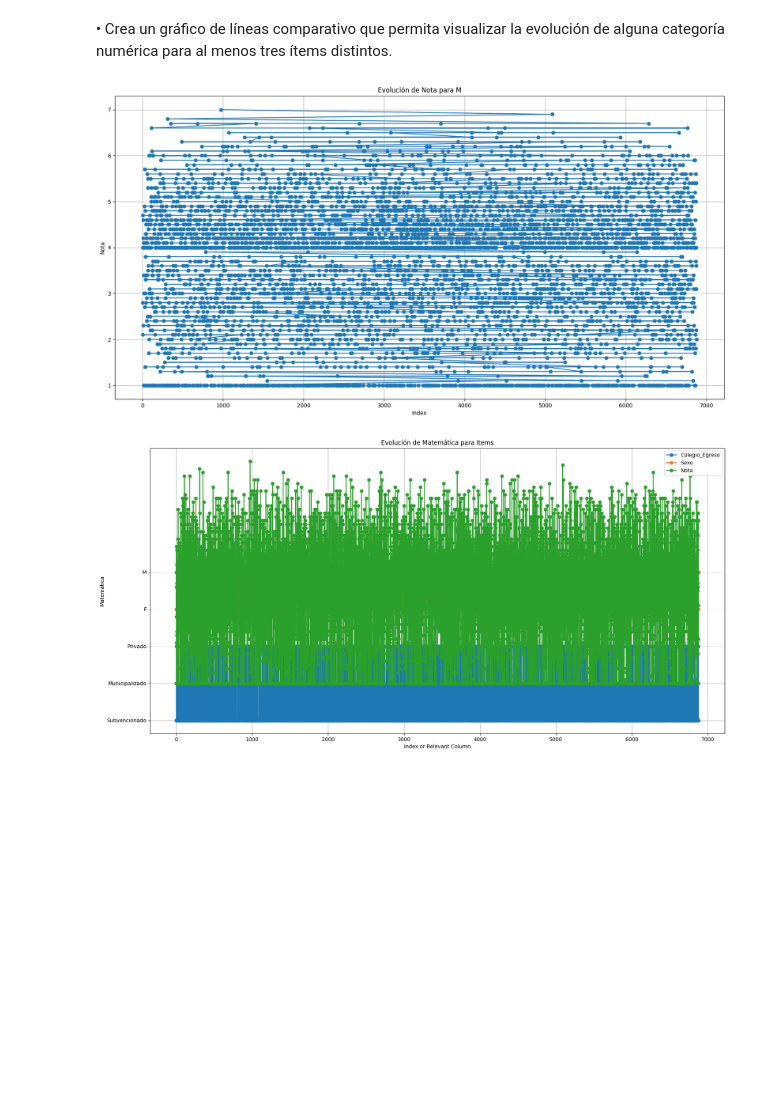
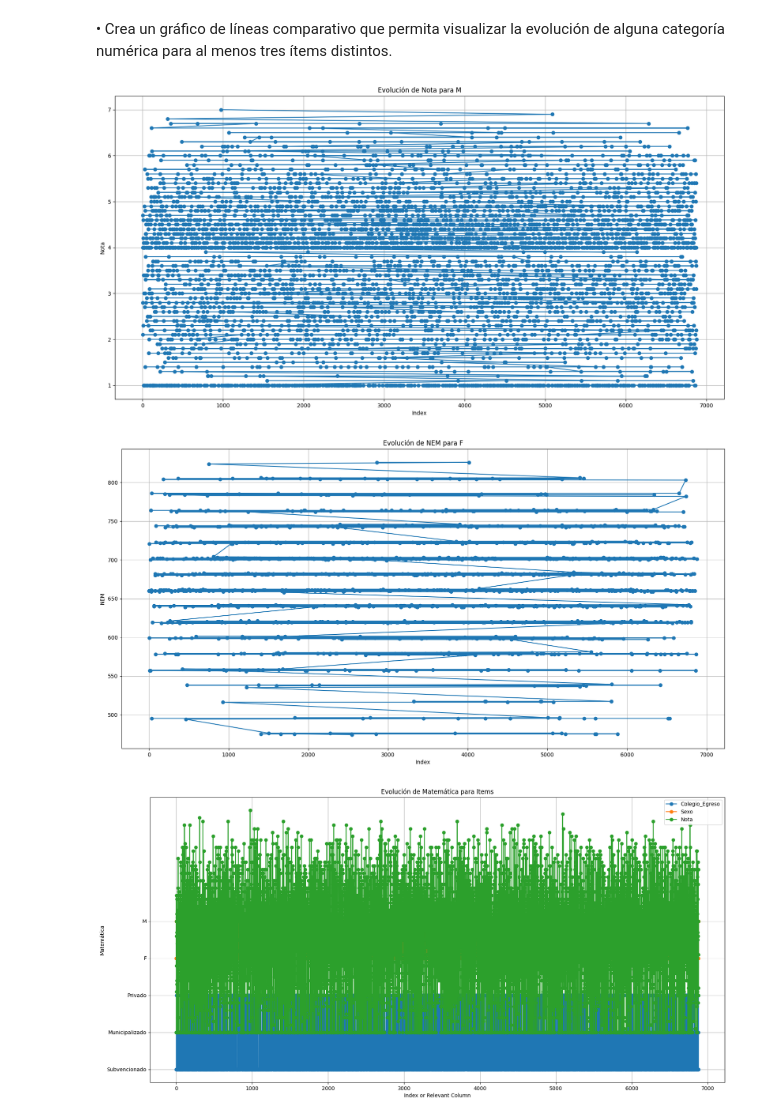
Before and after one commit to Tatoloops/PublicRepository, a Jupyter notebook: Python/Solemne_II.ipynb, the cells around one changed output. Drawn from its saved outputs; the diff is of its cells as text; code cells hidden in the pictures; blank space fills up the shorter version.

```diff
--- a/Python/Solemne_II.ipynb
+++ b/Python/Solemne_II.ipynb
@@ -197,26 +215,28 @@ MostrarDistribucionDeItemsPorCategoria1("asi_Cod")
 • Crea un gráfico de líneas comparativo que permita visualizar la evolución de alguna categoría numérica para al menos tres ítems distintos.
 # %%
 def MostrarEvolucionCategoriaNumerica3(CategoriaNumerica, ItemValue):
-    # Filter data for the specified value in the string-type column
+    # Filtrar los datos para la siguiente categoría
     filtered_data = data[data["Sexo"] == ItemValue]
 
-    # Sort the filtered data by the numerical category
+    # Ordenando los valores
     sorted_data = filtered_data.sort_values(by=CategoriaNumerica)
 
-    # Plotting the line chart
+    # Estableciendo y dibujando gráfico
     plt.figure(figsize=(20, 10))
 
     plt.plot(sorted_data.index, sorted_data[CategoriaNumerica], marker='o')
 
     plt.title(f'Evolución de {CategoriaNumerica} para {ItemValue}')
     plt.xlabel('Index')
     plt.ylabel(CategoriaNumerica)
     plt.grid(True)
     plt.show()
 
-# Example usage with "male" as the value for the "Sexo" column
+# Llamando la función con las siguientes categorías:
 MostrarEvolucionCategoriaNumerica3("Nota", "M")
+MostrarEvolucionCategoriaNumerica3("NEM", "F")
 # %% [output]
 [figure]
+[figure, added]
 # %%
 def MostrarEvolucionCategoriaNumericaComparativa(CategoriaNumerica, Items):
```
Also changed, not shown: parts of 14 cells of this notebook.
